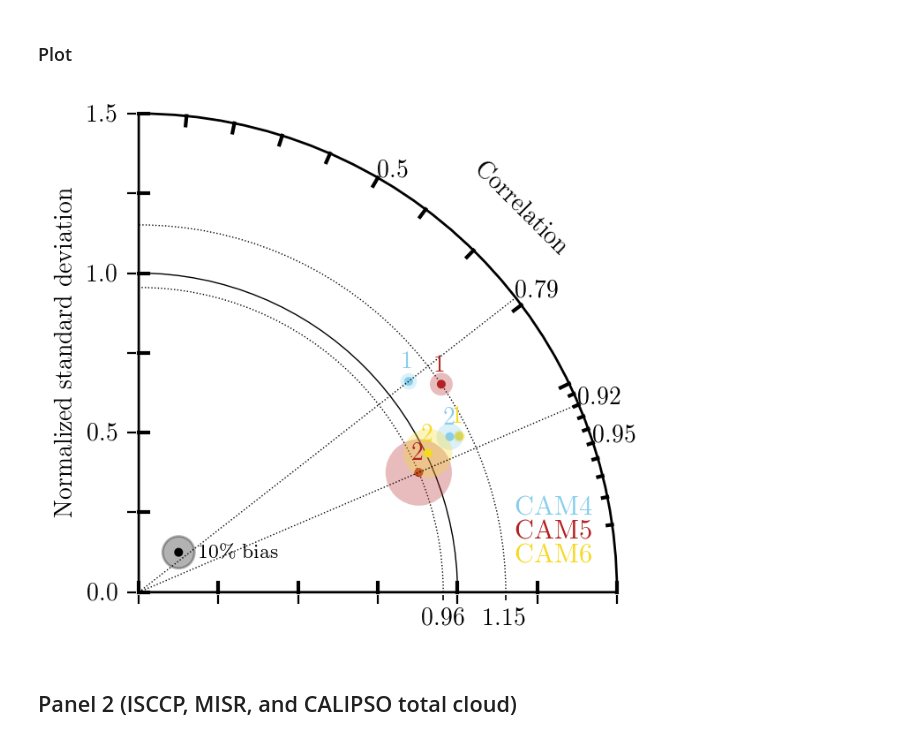
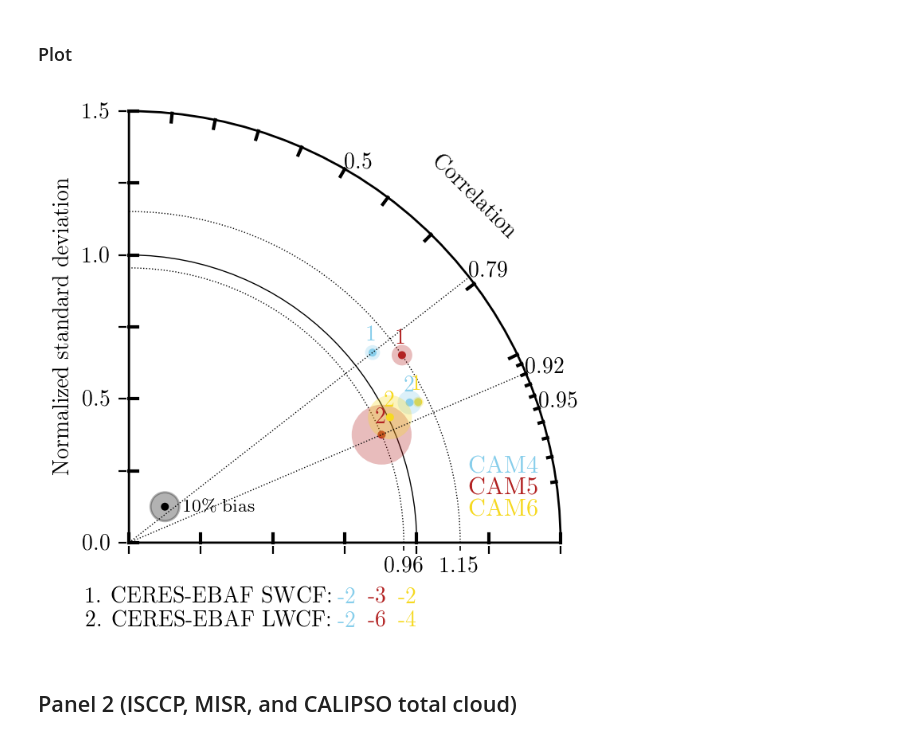
Before and after one commit to jshaw35/CESM2_analysis, a Jupyter notebook: CESM2_COSP/taylor_plots/newobs_taylor.ipynb, the cells around one changed output. Cells and saved outputs as stored; diff of their text form; code cells hidden in the pictures.

Commit message:
added labels in taylor plots, created testing directory

```diff
--- a/CESM2_COSP/taylor_plots/newobs_taylor.ipynb
+++ b/CESM2_COSP/taylor_plots/newobs_taylor.ipynb
@@ -191,11 +191,13 @@ testmetrics = model_das
 # %%
 testnames = ('CAM4','CAM5','CAM6')
 varnames = ['SWCF','LWCF']
+varlabels = ['CERES-EBAF SWCF','CERES-EBAF LWCF']
 
 nvars = 2; ntest = 3;
 cc = np.zeros([nvars,ntest])
 ratio = np.zeros([nvars,ntest])
 bias = np.zeros([nvars,ntest])
+bias_abs = np.zeros([nvars,ntest])
 
 for ivar,var in enumerate(varnames): # iterate over the variables for a specific Taylor plot
 
@@ -212,6 +214,7 @@ for ivar,var in enumerate(varnames): # iterate over the variables for a specific
         cc[ivar,itest] = _corr
         ratio[ivar,itest] = _ratio
         bias[ivar,itest] = _bias
+        bias_abs[ivar,itest] = _bias_abs
 
 #         print(bias,corr,rmsnorm,ratio)
 # %% [markdown]
@@ -251,31 +254,61 @@ circle = patches.Circle(
     )
 ax.add_patch(circle)
 
 # Reference bias text
 ax.text(
         xloc+ref_bias/2.0 + 0.01*taylor_diagram.xymax,yloc,
         "%.0f%s bias"%(ref_bias*100,r"\%"),
         color="Black",
         fontsize=8,
         horizontalalignment="left",
         verticalalignment="center"
     )
 
 # Case labels
 xloc = taylor_diagram.xymax*0.95
 yloc = taylor_diagram.xymax*0.05
 dy = taylor_diagram.xymax*0.05
 for itest,testname in enumerate(testnames[::-1]):
     ax.text(
             xloc,yloc+itest*dy, # place these just above the dots
             testname,
             color=testcolors[::-1][itest],
             fontsize=11,
             horizontalalignment="right",
             verticalalignment="bottom",
 #             fontweight='bold', # doesn't do anything
         )
 
+# Variable labels
+xloc0 = taylor_diagram.xymax*-0.1
+yloc0 = taylor_diagram.xymax*-0.15
+dy = taylor_diagram.xymax*0.055
+for ivar,(varlabel,biases) in enumerate(zip(varlabels, bias_abs)):
+    xloc = xloc0
+    yloc = yloc0+ivar*-dy
+    _text = ax.text(
+            xloc,yloc, # place these just above the dots
+            '%s. %s: ' % (str(ivar+1), varlabel),
+            color='black',
+            fontsize=10,
+            horizontalalignment="left",
+            verticalalignment="bottom",
+#             fontweight='bold', # doesn't do anything
+        )
+    for itest,testname in enumerate(testnames):
+        if itest == 0:
+            xloc += xloc + 0.2#0.09
+        xloc += 0.04*len(_text.get_text()) + 0.025
+        _text = ax.text(
+                xloc,yloc, # place these just above the dots
+                round(biases[itest]),
+                color=testcolors[itest],
+                fontsize=10,
+                horizontalalignment="left",
+                verticalalignment="bottom",
+    #             fontweight='bold', # doesn't do anything
+            )
+
 mpl.rcParams['text.usetex'] = False
 # %% [output]
-[figure, old version]
+[figure, new version]
```
Also changed, not shown: parts of 16 cells of this notebook, 2 other files.
